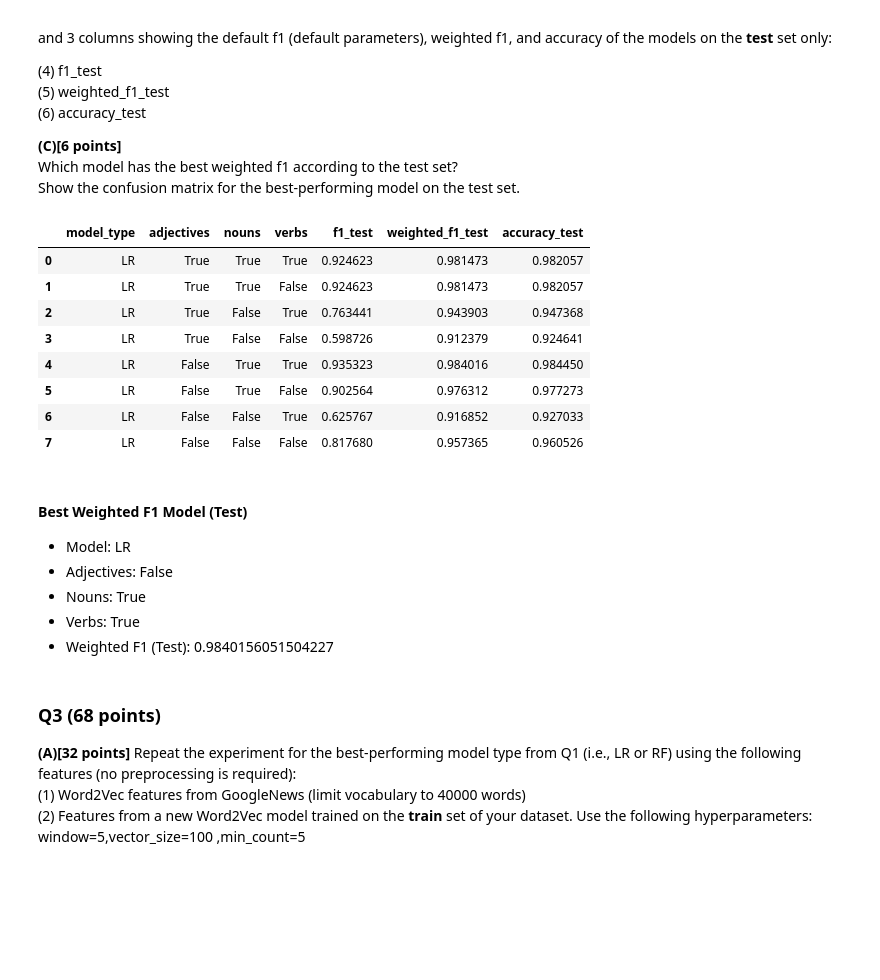
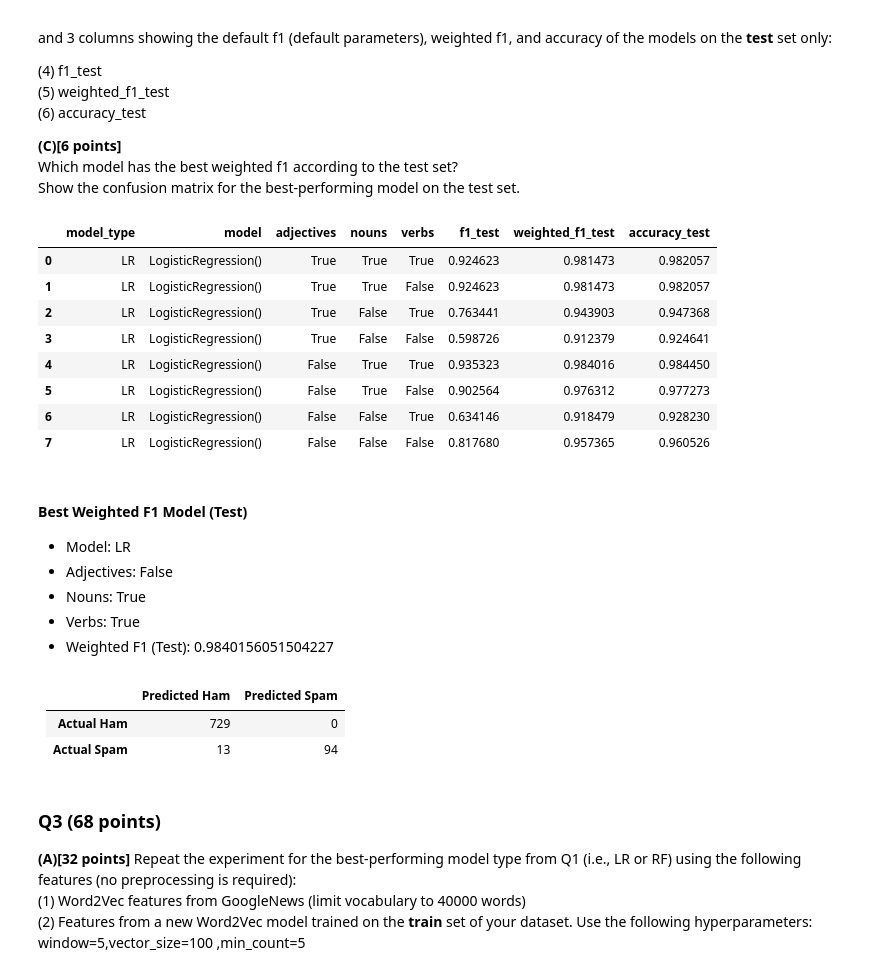
Before and after one commit to lostflux/data-mining, a Jupyter notebook: assignments/02/Assignment_2.ipynb, the cells around one changed output. Cells and saved outputs as stored; diff of their text form; code cells hidden in the pictures; blank space fills up the shorter version.

```diff
--- a/assignments/02/Assignment_2.ipynb
+++ b/assignments/02/Assignment_2.ipynb
@@ -62,6 +62,18 @@ display(Markdown(
   - Test size:  {len(test)}
   """
 ))
+
+CONFUSION_MATRICES = {}
+
+def print_confusion_matrix(confusion_matrix):
+  display(Markdown(
+    f"""
+| | **Predicted Ham** | **Predicted Spam** |
+| ---: | ---: | ---: |
+| **Actual Ham** | {confusion_matrix[0][0]} | {confusion_matrix[0][1]} |
+| **Actual Spam** | {confusion_matrix[1][0]} | {confusion_matrix[1][1]} |
+    """
+  ))
 # %% [output]
 |  | Category | Message |
 | 0 | ham | Go until jurong point, crazy.. Av... |
@@ -215,7 +227,7 @@ def evaluate_model(trained_model, *, split="test", metric=None, eval_features, e
 def process(results: pd.DataFrame, train_df, test_df, *, lowercase=False, remove_stopwords=False, lemmatize=False, ngram_range=(1,1), tfidf=False):
     clean_tokenized_train = preprocess(train_df["Message"],lowercase=lowercase, remove_stopwords=remove_stopwords, lemmatize=lemmatize)
     clean_tokenized_test = preprocess(test_df["Message"], lowercase=lowercase, remove_stopwords=remove_stopwords, lemmatize=lemmatize)
-    train_features, test_features, vectorizer = extract_features( (clean_tokenized_train, clean_tokenized_test), tfidf=tfidf, ngram_range=ngram_range)
+    train_features, test_features, _ = extract_features( (clean_tokenized_train, clean_tokenized_test), tfidf=tfidf, ngram_range=ngram_range)
 
     # train model
     for model_type in ('LR', 'RF'):
@@ -236,6 +248,8 @@ def process(results: pd.DataFrame, train_df, test_df, *, lowercase=False, remove
             **evaluate_model(model, split="train", eval_features=train_features, eval_labels=train_df['Category']),
             **evaluate_model(model, split="test", eval_features=test_features, eval_labels=test_df['Category'])
         }
+
+        CONFUSION_MATRICES[model] = sklearn.metrics.confusion_matrix(test_df['Category'], model.predict(test_features))
 # %%
 results = pd.DataFrame(columns=[
     'model_type',
@@ -347,6 +361,11 @@ display(Markdown(
   - Weighted F1 (Test): {best_f1_test['weighted_f1_test']}
   """
 ))
+
+# print confusion matrix from the dict
+
+confusion_matrix = CONFUSION_MATRICES[best_f1_test['model']]
+print_confusion_matrix(confusion_matrix)
 # %% [output]
 
   #### Best Weighted F1 Model (Train)
@@ -483,6 +492,7 @@ Show the confusion matrix for the best-performing model on the test set. <br>
 # new df with only adjectives, nouns, verbs, and
 results_2 = pd.DataFrame(columns=[
   'model_type',
+  'model',
   'adjectives',
   'nouns',
   'verbs',
@@ -527,42 +537,45 @@ def filter_words(adjectives: bool, nouns: bool, verbs: bool, train_split=None, t
 
 # metrics
 for adjectives in (True, False):
   for nouns in (True, False):
     for verbs in (True, False):
 
       filtered_train, filtered_test = filter_words(adjectives, nouns, verbs)
 
       # filtered_train_features, filtered_test_features, filtered_vectorizer = extract_features( (filtered_train, filtered_test), tfidf=tf_idf, ngram_range=ngram_range)
 
       # filtered_train, filtered_test = filter_words(adjectives, nouns, verbs)
 
       model, test_features, confusion_matrix = reprocess(best_f1_test, train_split=filtered_train, test_split=filtered_test, retrain=True, print_confusion_matrix=False)
       # train model
       # best_model_2 = train_model(best_f1_test['model_type'], train_features=filtered_train, train_labels=train['Category'])
 
       # predict on test data
       # predictions = model.predict(test_features)
 
       # evaluate model and add to df
       results_2.loc[len(results_2)] = {
         'model_type': best_f1_test['model_type'],
+        'model': model,
         'adjectives': adjectives,
         'nouns': nouns,
         'verbs': verbs,
         **evaluate_model(model, split="test", eval_features=test_features, eval_labels=test['Category'])
       }
 
+      CONFUSION_MATRICES[model] = sklearn.metrics.confusion_matrix(test['Category'], model.predict(test_features))
+
 results_2
 # %% [output]
-|  | model_type | adjectives | nouns | verbs | f1_test | weighted_f1_test | accuracy_test |
-| 0 | LR | True | True | True | 0.924623 | 0.981473 | 0.982057 |
-| 1 | LR | True | True | False | 0.924623 | 0.981473 | 0.982057 |
-| 2 | LR | True | False | True | 0.763441 | 0.943903 | 0.947368 |
-| 3 | LR | True | False | False | 0.598726 | 0.912379 | 0.924641 |
-| 4 | LR | False | True | True | 0.935323 | 0.984016 | 0.984450 |
-| 5 | LR | False | True | False | 0.902564 | 0.976312 | 0.977273 |
-| 6 | LR | False | False | True | 0.625767 | 0.916852 | 0.927033 |
-| 7 | LR | False | False | False | 0.817680 | 0.957365 | 0.960526 |
+|  | model_type | model | adjectives | nouns | verbs | f1_test | weighted_f1_test | accuracy_test |
+| 0 | LR | LogisticRegression() | True | True | True | 0.924623 | 0.981473 | 0.982057 |
+| 1 | LR | LogisticRegression() | True | True | False | 0.924623 | 0.981473 | 0.982057 |
+| 2 | LR | LogisticRegression() | True | False | True | 0.763441 | 0.943903 | 0.947368 |
+| 3 | LR | LogisticRegression() | True | False | False | 0.598726 | 0.912379 | 0.924641 |
+| 4 | LR | LogisticRegression() | False | True | True | 0.935323 | 0.984016 | 0.984450 |
+| 5 | LR | LogisticRegression() | False | True | False | 0.902564 | 0.976312 | 0.977273 |
+| 6 | LR | LogisticRegression() | False | False | True | 0.634146 | 0.918479 | 0.928230 |
+| 7 | LR | LogisticRegression() | False | False | False | 0.817680 | 0.957365 | 0.960526 |
 # %%
 best_f1_test_2 = results_2.sort_values(by='weighted_f1_test', ascending=False).iloc[0]
 display(Markdown(
@@ -575,6 +588,9 @@ display(Markdown(
   - Weighted F1 (Test): {best_f1_test_2['weighted_f1_test']}
   """
 ))
+
+confusion_matrix = CONFUSION_MATRICES[best_f1_test_2['model']]
+print_confusion_matrix(confusion_matrix)
 # %% [output]
 
   #### Best Weighted F1 Model (Test)
@@ -583,6 +599,11 @@ display(Markdown(
   - Nouns: True
   - Verbs: True
   - Weighted F1 (Test): 0.9840156051504227
+
+| | **Predicted Ham** | **Predicted Spam** |
+| ---: | ---: | ---: |
+| **Actual Ham** | 729 | 0 |
+| **Actual Spam** | 13 | 94 |
 # %% [markdown]
 ### Q3 (68 points)
 
```
Also changed, not shown: parts of 6 cells of this notebook.
